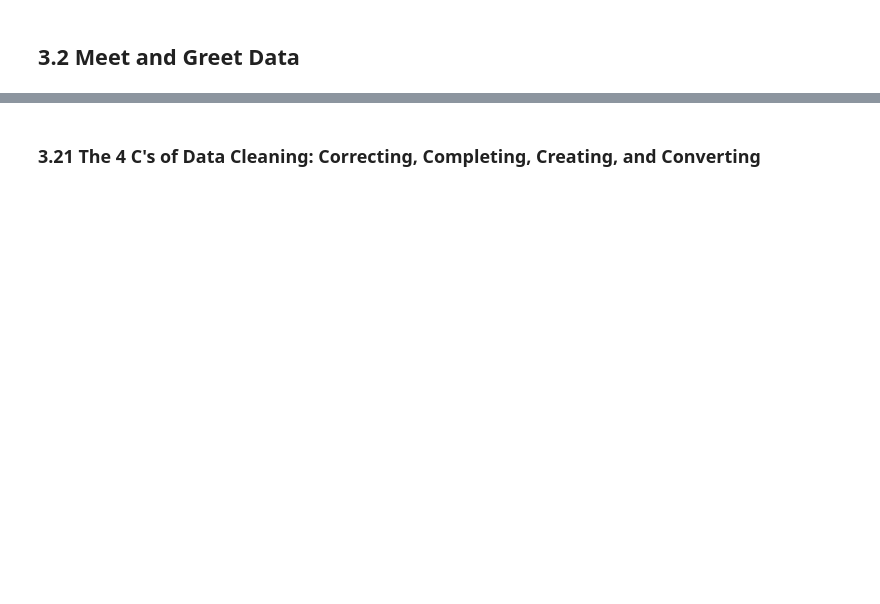
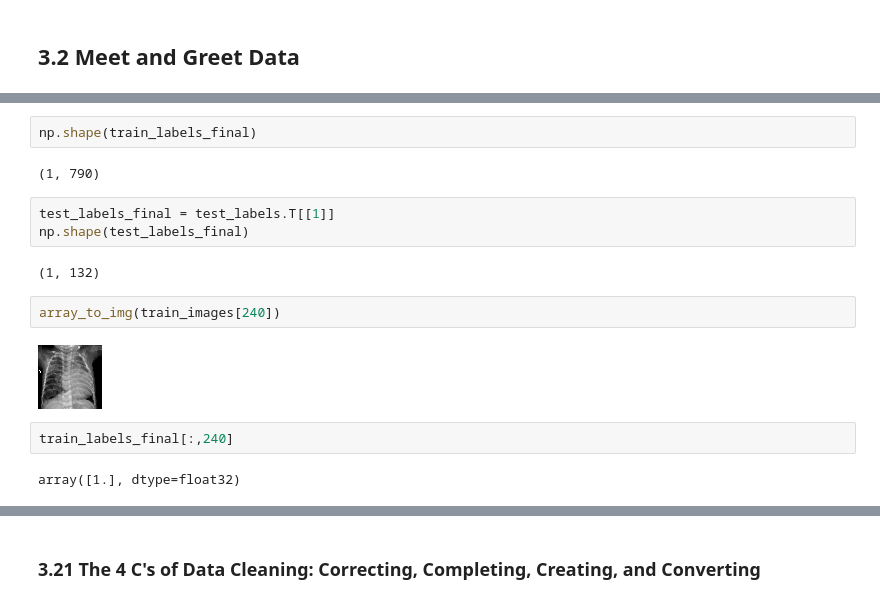
Before and after one commit to nkbuddy/Pneumonia-Detection, a Jupyter notebook: image_classification_with_deep_learning.ipynb, the cells around one changed output, grey strips where cells are left out. Cells and saved outputs as stored; diff of their text form; blank space fills up the shorter version.

```diff
--- a/image_classification_with_deep_learning.ipynb
+++ b/image_classification_with_deep_learning.ipynb
@@ -126,0 +162,17 @@ memory usage: 20.5+ MB
+# %%
+np.shape(train_labels_final)
+# %% [output]
+(1, 790)
+# %%
+test_labels_final = test_labels.T[[1]]
+np.shape(test_labels_final)
+# %% [output]
+(1, 132)
+# %%
+array_to_img(train_images[240])
+# %% [output]
+[figure, added]
+# %%
+train_labels_final[:,240]
+# %% [output]
+array([1.], dtype=float32)
```
Also changed, not shown: parts of 78 cells of this notebook, 2 other files.
